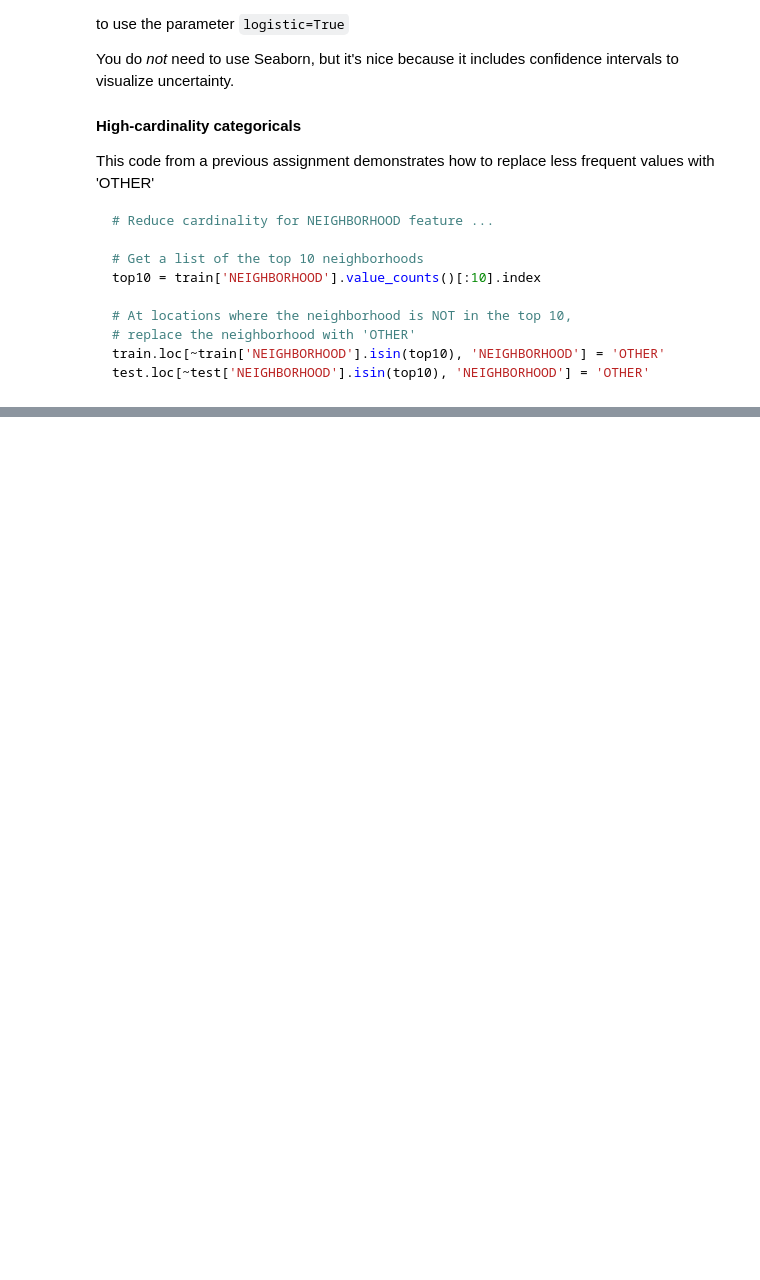
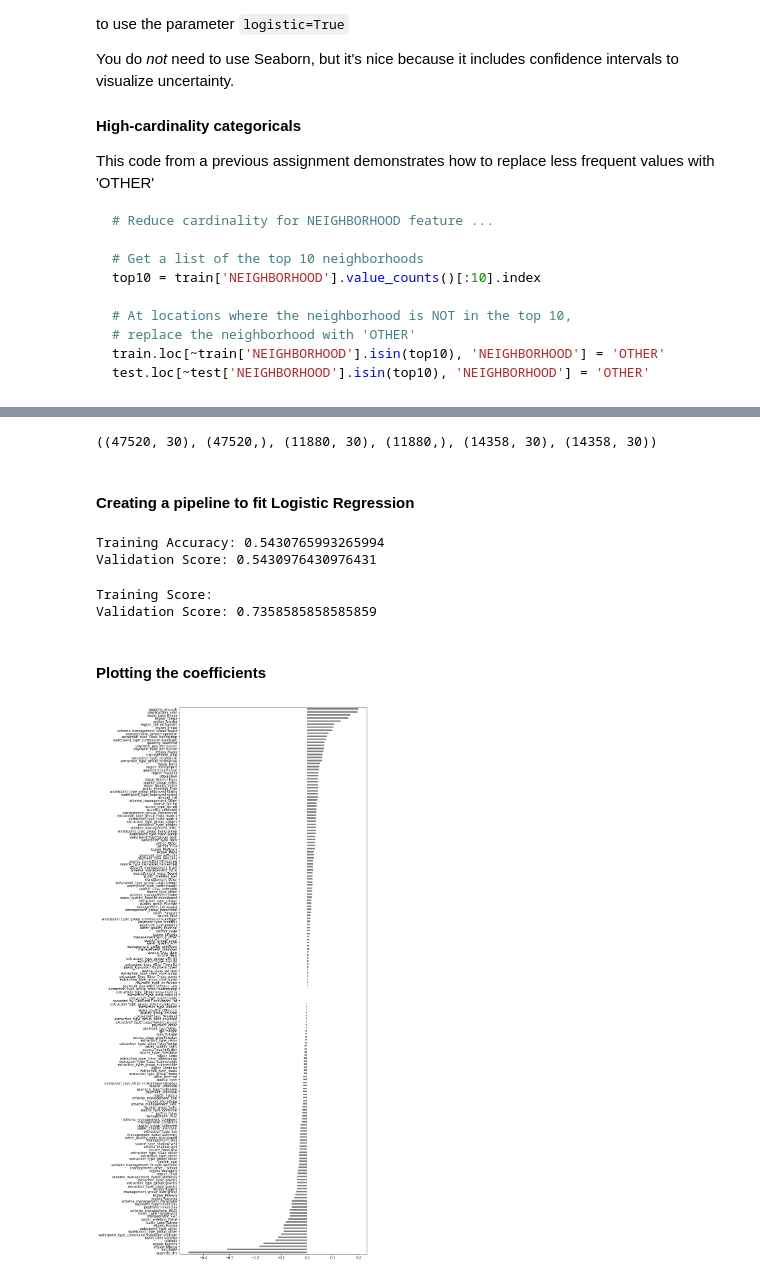
Before and after one commit to bloominstituteoftechnology/DS-Unit-2-Kaggle-Challenge, a Jupyter notebook: module1/assignment_kaggle_challenge_1.ipynb, the cells around one changed output, grey strips where cells are left out. Saved outputs shown, nothing was run; the diff lists cells and outputs as text; code cells hidden in the pictures; blank space fills up the shorter version.

```diff
--- a/module1/assignment_kaggle_challenge_1.ipynb
+++ b/module1/assignment_kaggle_challenge_1.ipynb
@@ -102,0 +211,4 @@ train.shape, test.shape
+# %%
+train = data_wrangle(train)
+val = data_wrangle(val)
+test = data_wrangle(test)
@@ -102,0 +240,73 @@ train.shape, test.shape
+# %%
+# setting the train, val, and test features and targets
+X_train = train[features]
+y_train = train[target]
+X_val = val[features]
+y_val = val[target]
+X_test = test[features]
+y_test = test[features]
+
+# checking the shapes to ensure they work
+X_train.shape, y_train.shape, X_val.shape, y_val.shape, X_test.shape, y_test.shape
+# %% [output]
+((47520, 30), (47520,), (11880, 30), (11880,), (14358, 30), (14358, 30))
+# %% [markdown]
+#### Creating a pipeline to fit Logistic Regression
+# %%
+import category_encoders as ce
+from sklearn.impute import SimpleImputer
+from sklearn.linear_model import LogisticRegression
+from sklearn.pipeline import make_pipeline
+from sklearn.preprocessing import StandardScaler
+
+# location for benchmark
+train_location = X_train[['longitude', 'latitude']].copy()
+val_location = X_val[['longitude', 'latitude']].copy()
+
+# creating a pipeline that has:
+# SimpleImputer, and LogisticRegression
+# To establish a baseline
+log_reg = make_pipeline(
+    SimpleImputer(),
+    LogisticRegression(multi_class='auto', solver='lbfgs', n_jobs=-1)
+)
+
+log_reg.fit(train_location, y_train)
+print('Training Accuracy:', log_reg.score(train_location, y_train))
+print('Validation Score:', log_reg.score(val_location, y_val))
+# %% [output]
+Training Accuracy: 0.5430765993265994
+Validation Score: 0.5430976430976431
+# %%
+# creating a pipeline that has:
+# OneHotEncoding, SimpleImputer, StandardScaler, and LogisticRegression
+pipeline = make_pipeline(
+    ce.OneHotEncoder(use_cat_names=True),
+    SimpleImputer(),
+    StandardScaler(),
+    LogisticRegression(multi_class='auto', solver='lbfgs', n_jobs=-1)
+)
+
+pipeline.fit(X_train, y_train)
+# print('Training Score:'), pipeline.score(X_train, y_train)
+print('Validation Score:', pipeline.score(X_val, y_val))
+# %% [output]
+Training Score:
+Validation Score: 0.7358585858585859
+# %% [markdown]
+#### Plotting the coefficients
+# %%
+%matplotlib inline
+import matplotlib.pyplot as plt
+
+# note: ccessing methods within pipeline via brackets
+model = pipeline.named_steps['logisticregression']
+encoder = pipeline.named_steps['onehotencoder']
+encoded_columns = encoder.transform(X_val).columns
+coefficients = pd.Series(model.coef_[0], encoded_columns)
+
+# plotting
+plt.figure(figsize=(10,30))
+coefficients.sort_values().plot.barh(color='grey');
+# %% [output]
+[figure, added]
```
Also changed, not shown: parts of 22 cells of this notebook.
